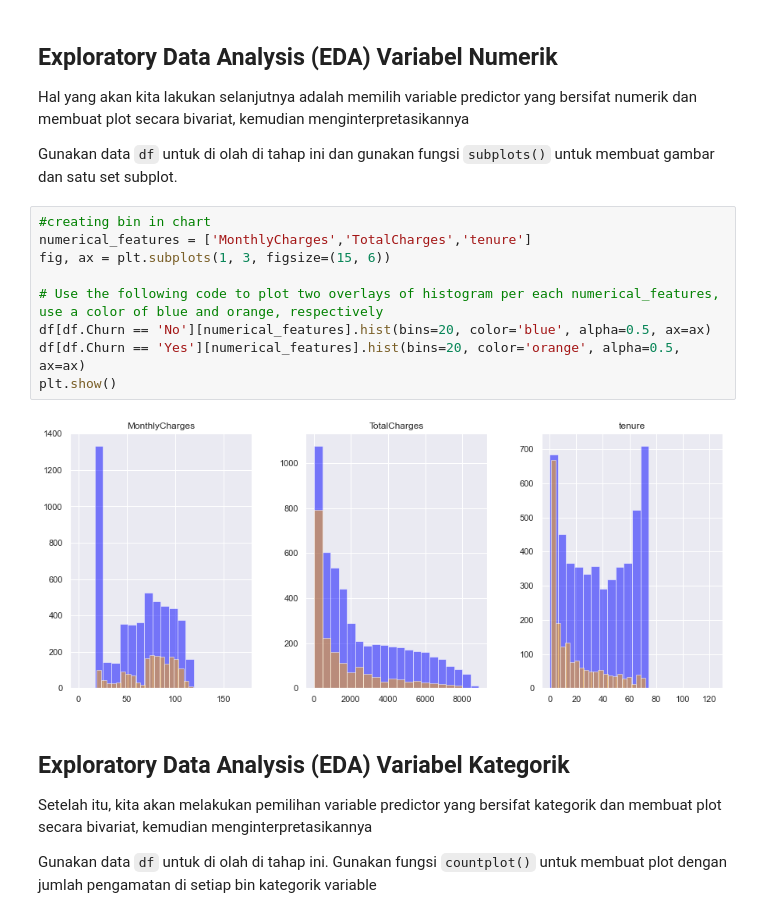
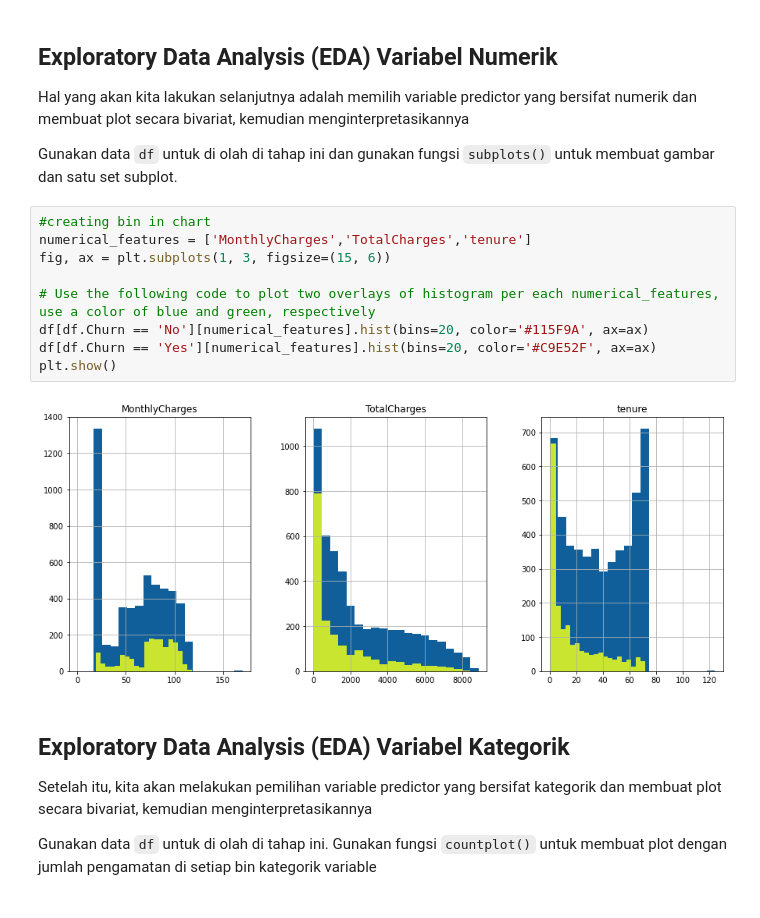
Before and after one commit to aliffiann/classification-churn-customer, a Jupyter notebook: Classification_Churn_Customer.ipynb, the cells around one changed output. Drawn from its saved outputs; the diff is of its cells as text.

```diff
--- a/Classification_Churn_Customer.ipynb
+++ b/Classification_Churn_Customer.ipynb
@@ -76,14 +76,14 @@ Gunakan data `df` untuk di olah di tahap ini dan gunakan fungsi `subplots()` unt
 # %%
 #creating bin in chart
 numerical_features = ['MonthlyCharges','TotalCharges','tenure']
 fig, ax = plt.subplots(1, 3, figsize=(15, 6))
 
-# Use the following code to plot two overlays of histogram per each numerical_features, use a color of blue and orange, respectively
-df[df.Churn == 'No'][numerical_features].hist(bins=20, color='blue', alpha=0.5, ax=ax)
-df[df.Churn == 'Yes'][numerical_features].hist(bins=20, color='orange', alpha=0.5, ax=ax)
+# Use the following code to plot two overlays of histogram per each numerical_features, use a color of blue and green, respectively
+df[df.Churn == 'No'][numerical_features].hist(bins=20, color='#115F9A', ax=ax)
+df[df.Churn == 'Yes'][numerical_features].hist(bins=20, color='#C9E52F', ax=ax)
 plt.show()
 # %% [output]
-[figure, old version]
+[figure, new version]
 # %% [markdown]
 ## Exploratory Data Analysis (EDA) Variabel Kategorik
 Setelah itu, kita akan melakukan pemilihan variable predictor yang bersifat kategorik dan membuat plot secara bivariat, kemudian menginterpretasikannya
```
Also changed, not shown: parts of 2 cells of this notebook.
